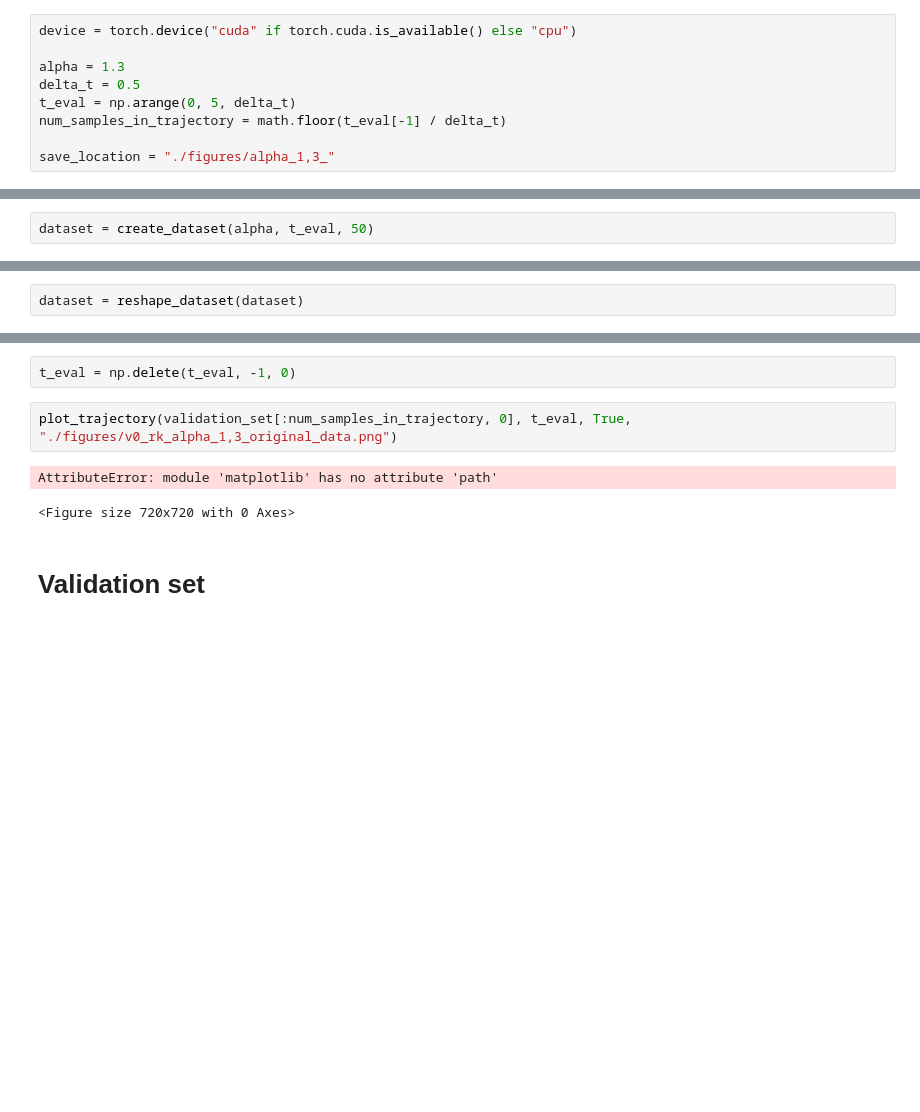
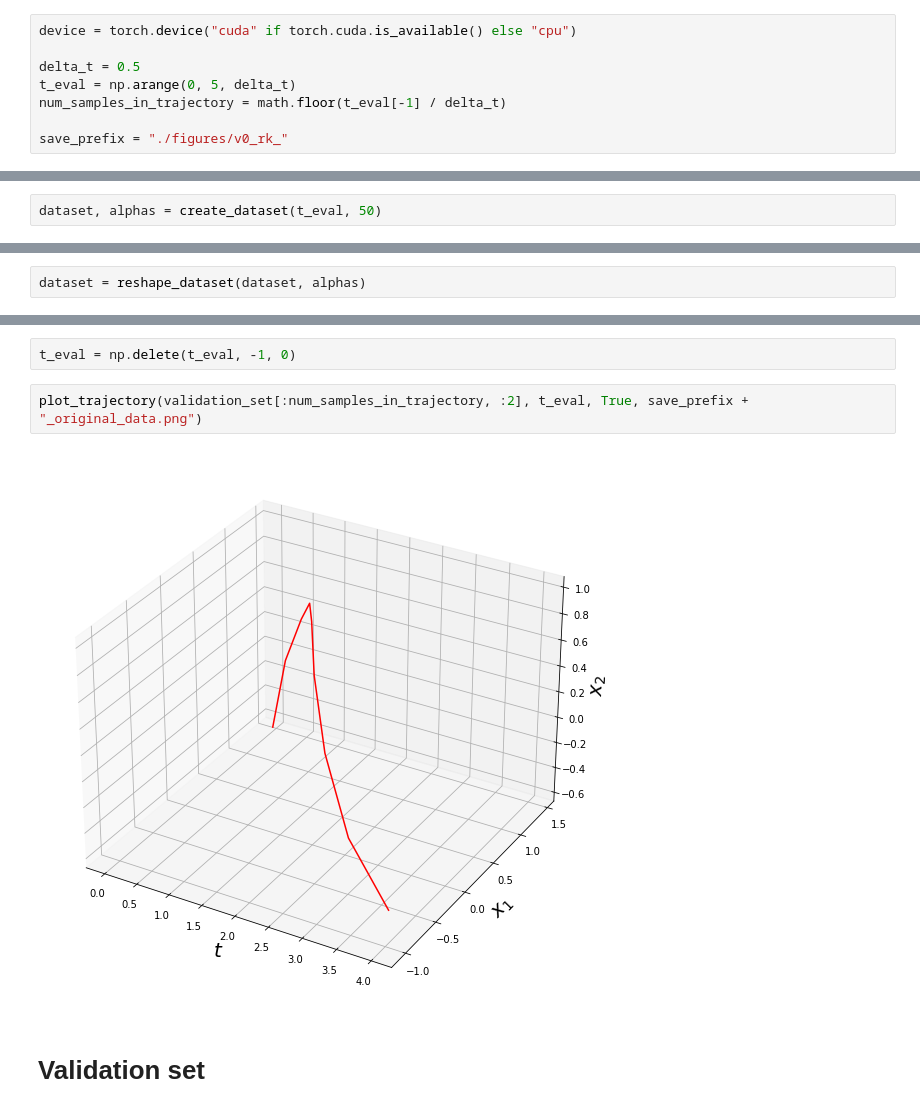
Before and after one commit to mlcms-SS22-Group-A/mlcms-SS22-Group-A, a Jupyter notebook: RungeKutta.ipynb, the cells around one changed output, grey strips where cells are left out. Drawn from its saved outputs; the diff is of its cells as text; blank space fills up the shorter version.

```diff
--- a/RungeKutta.ipynb
+++ b/RungeKutta.ipynb
@@ -11,12 +11,11 @@ from RungeKutta import *
 # %%
 device = torch.device("cuda" if torch.cuda.is_available() else "cpu")
 
-alpha = 1.3
 delta_t = 0.5
 t_eval = np.arange(0, 5, delta_t)
 num_samples_in_trajectory = math.floor(t_eval[-1] / delta_t)
 
-save_location = "./figures/alpha_1,3_"
+save_prefix = "./figures/v0_rk_"
 # %% [markdown]
 # Setup Tensorboard
 # %%
@@ -29,11 +26,11 @@ Launching TensorBoard...
 # %% [markdown]
 # Create dataset
 # %%
-dataset = create_dataset(alpha, t_eval, 50)
+dataset, alphas = create_dataset(t_eval, 50)
 # %% [markdown]
 # Reshape dataset
 # %%
-dataset = reshape_dataset(dataset)
+dataset = reshape_dataset(dataset, alphas)
 # %% [markdown]
 # Split dataset
 # %%
@@ -57,10 +54,9 @@ model = RungeKutta(hparams)
 # %%
 t_eval = np.delete(t_eval, -1, 0)
 # %%
-plot_trajectory(validation_set[:num_samples_in_trajectory, 0], t_eval, True, "./figures/v0_rk_alpha_1,3_original_data.png")
+plot_trajectory(validation_set[:num_samples_in_trajectory, :2], t_eval, True, save_prefix + "_original_data.png")
 # %% [output]
-AttributeError: module 'matplotlib' has no attribute 'path'
-<Figure size 720x720 with 0 Axes>
+[figure, added]
 # %% [markdown]
 # Validation set
 # %%
```
Also changed, not shown: parts of 6 cells of this notebook, 6 other files.
